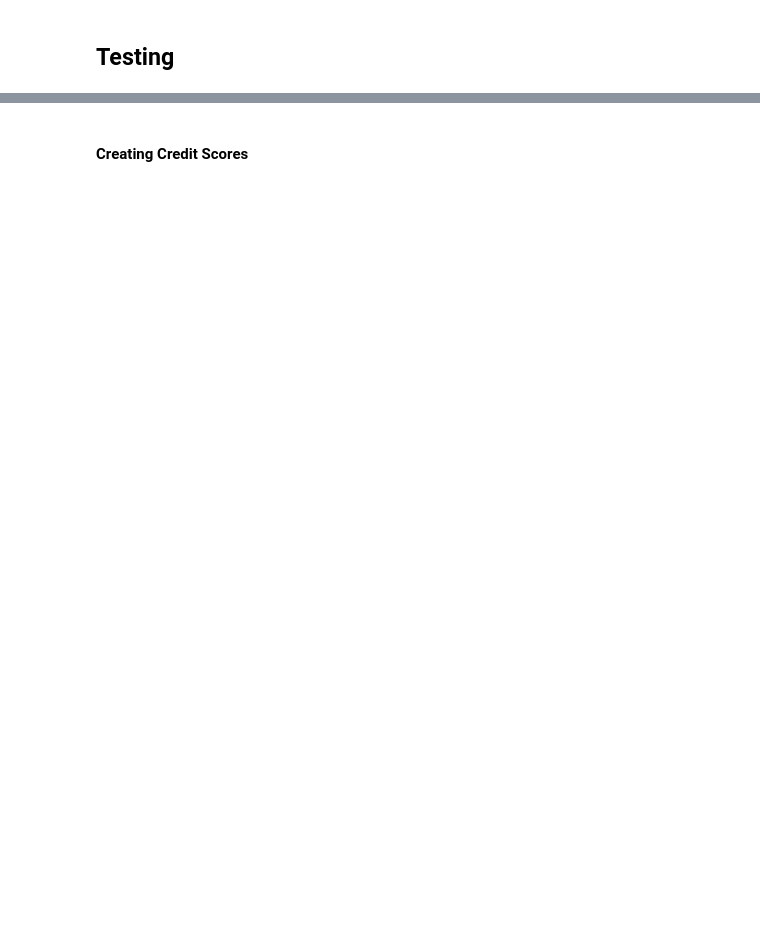
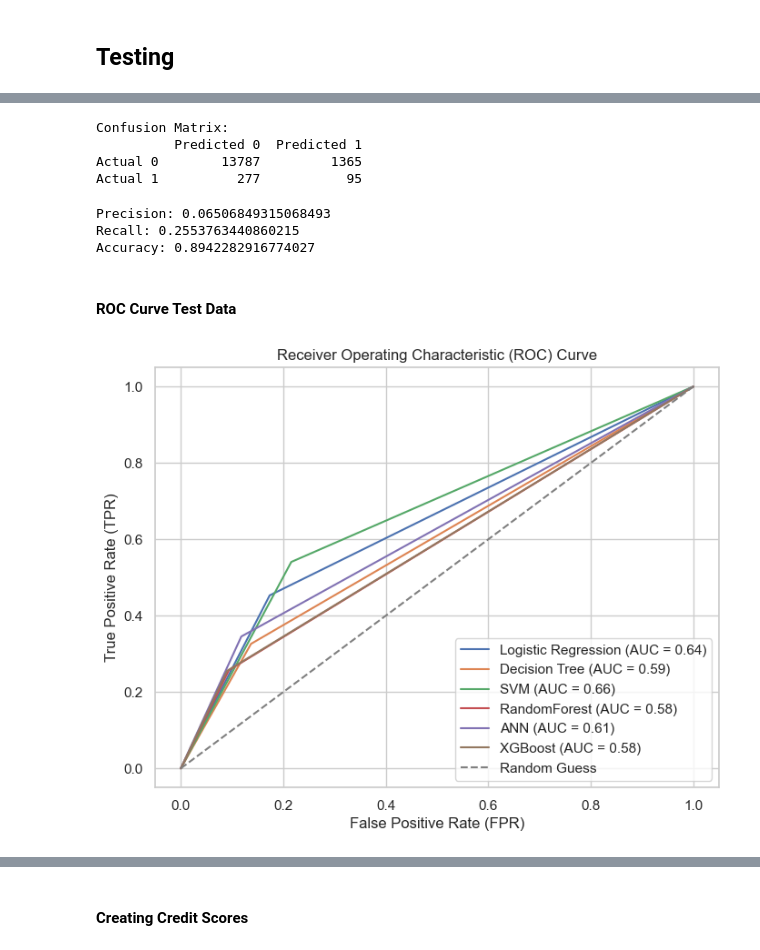
Before and after one commit to sbs23038/Capstone, a Jupyter notebook: SBS23038_Sem3.ipynb, the cells around one changed output, grey strips where cells are left out. Cells and saved outputs as stored; diff of their text form; code cells hidden in the pictures; blank space fills up the shorter version.

```diff
--- a/SBS23038_Sem3.ipynb
+++ b/SBS23038_Sem3.ipynb
@@ -1452,2 +1672,2 @@ X = scaler.fit_transform(X)
 # %%
-X_train, X_test, y_train, y_test = train_test_split(X, y, test_size=0.3, random_state=67)
+X_train, X_test, y_train, y_test_xgb = train_test_split(X, y, test_size=0.3, random_state=67)
@@ -1464,4 +1698,4 @@ param_grid = {
 }
 # %%
 grid_search = GridSearchCV(estimator=xgb_model, param_grid=param_grid, cv=5, scoring='accuracy', verbose=1)
-grid_search.fit(X_train, y_train)
+grid_search.fit(X_train, y_resampled)
@@ -1477,0 +1737,8 @@ sorted_feature_importances = sorted(feature_importances.items(), key=lambda x: x
+# %%
+xgb_model = xgb.XGBClassifier(max_depth=7,learning_rate=0.2,n_estimators=200, colsample_bytree= 1.0, gamma = 0,subsample=0.8,
+                              random_state=42)
+# %%
+xgb_model.fit(X_train, y_resampled)
+
+y_pred_proba = xgb_model.predict_proba(X_test)[:, 1]
+y_pred_xgb = (y_pred_proba > 0.5).astype(int)
@@ -1499 +1892,65 @@ plt.show()
+# %%
+# XGBoost
+conf_matrix_xgb = confusion_matrix(y_test_xgb, y_pred_xgb)
+print("Confusion Matrix:")
+print(pd.DataFrame(conf_matrix_xgb, index=['Actual 0', 'Actual 1'], columns=['Predicted 0', 'Predicted 1']))
+# %% [output]
+Confusion Matrix:
+          Predicted 0  Predicted 1
+Actual 0        13787         1365
+Actual 1          277           95
+# %%
+true_positive = conf_matrix_xgb[1, 1]
+false_positive = conf_matrix_xgb[0, 1]
+false_negative = conf_matrix_xgb[1, 0]
+true_negative = conf_matrix_xgb[0, 0]
+
+precision = true_positive / (true_positive + false_positive)
+recall = true_positive / (true_positive + false_negative)
+accuracy = (true_positive + true_negative) / len(y_test_xgb)
+
+print("Precision:", precision)
+print("Recall:", recall)
+print("Accuracy:", accuracy)
+# %% [output]
+Precision: 0.06506849315068493
+Recall: 0.2553763440860215
+Accuracy: 0.8942282916774027
+# %% [markdown]
+#### ROC Curve Test Data
+# %%
+plt.figure(figsize=(8, 6))
+
+fpr_log, tpr_log, _ = roc_curve(y_test_logistic, y_hat_logistic)
+roc_auc_log = auc(fpr_log, tpr_log)
+plt.plot(fpr_log, tpr_log, label=f'Logistic Regression (AUC = {roc_auc_log:.2f})')
+
+fpr_dt, tpr_dt, _ = roc_curve(y_test_dt, y_pred_dt)
+roc_auc_dt = auc(fpr_dt, tpr_dt)
+plt.plot(fpr_dt, tpr_dt, label=f'Decision Tree (AUC = {roc_auc_dt:.2f})')
+
+fpr_svm, tpr_svm, _ = roc_curve(y_test_svm, y_pred_svm)
+roc_auc_svm = auc(fpr_svm, tpr_svm)
+plt.plot(fpr_svm, tpr_svm, label=f'SVM (AUC = {roc_auc_svm:.2f})')
+
+fpr_rf, tpr_rf, _ = roc_curve(y_test_rf,y_pred_rf)
+roc_auc_rf = auc(fpr_rf, tpr_rf)
+plt.plot(fpr_rf, tpr_rf, label=f'RandomForest (AUC = {roc_auc_rf:.2f})')
+
+fpr_nn, tpr_nn, _ = roc_curve(y_test_nn, y_pred_nn)
+roc_auc_nn = auc(fpr_nn, tpr_nn)
+plt.plot(fpr_nn, tpr_nn, label=f'ANN (AUC = {roc_auc_nn:.2f})')
+
+fpr_xgb, tpr_xgb, _ = roc_curve(y_test_xgb, y_pred_xgb)
+roc_auc_xgb = auc(fpr_xgb, tpr_xgb)
+plt.plot(fpr_xgb, tpr_xgb, label=f'XGBoost (AUC = {roc_auc_xgb:.2f})')
+
+plt.plot([0, 1], [0, 1], linestyle='--', color='gray', label='Random Guess')
+plt.title('Receiver Operating Characteristic (ROC) Curve')
+plt.xlabel('False Positive Rate (FPR)')
+plt.ylabel('True Positive Rate (TPR)')
+plt.legend()
+plt.show()
+# %% [output]
+[figure, added]
 # %%
```
Also changed, not shown: parts of 130 cells of this notebook.
